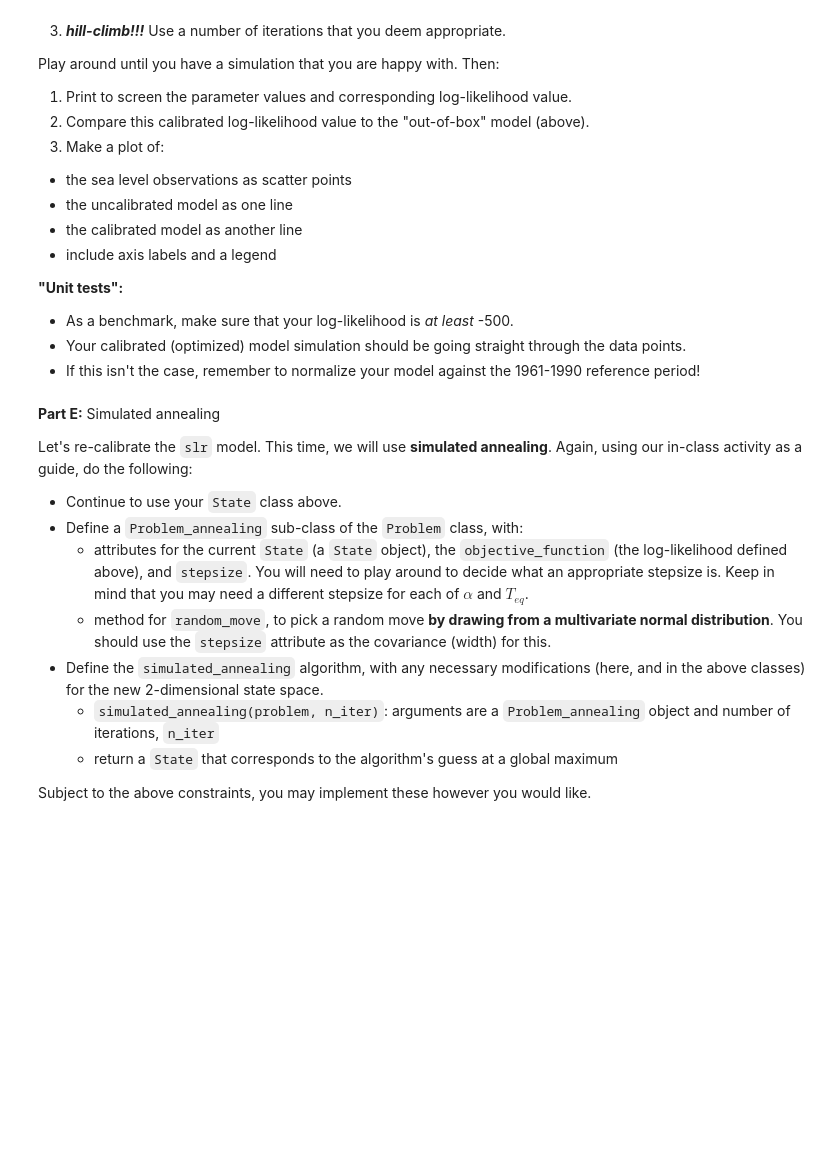
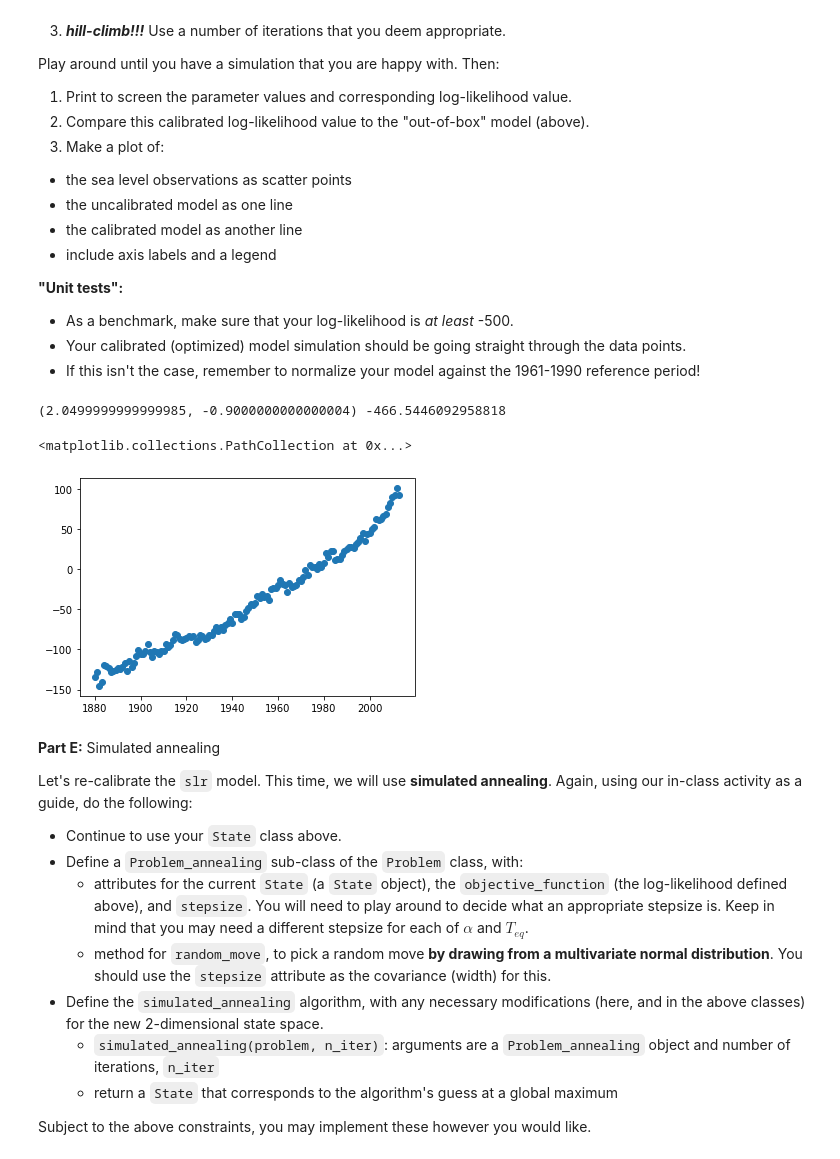
Before and after one commit to the-rich-piana/CSCI_AI, a Jupyter notebook: CSCI3202_HW8_Giuliano_Costa.ipynb, the cells around one changed output. Drawn from its saved outputs; the diff is of its cells as text; code cells hidden in the pictures; blank space fills up the shorter version.

Commit message:
Hill climbing

```diff
--- a/CSCI3202_HW8_Giuliano_Costa.ipynb
+++ b/CSCI3202_HW8_Giuliano_Costa.ipynb
@@ -442,3 +499,14 @@ Play around until you have a simulation that you are happy with.  Then:
+# %%
+#log_likelihood(parameters=[3.4, -0.5])
+out = hill_climb(sea_problem, n_iter=50)
+print(out.node, out.value)
+# %% [output]
+(2.0499999999999985, -0.9000000000000004) -466.5446092958818
+# %%
+plt.scatter(x=year, y=sealevel)
+# %% [output]
+<matplotlib.collections.PathCollection at 0x...>
+[figure, added]
 # %% [markdown]
 **Part E:**  Simulated annealing
 
```
Also changed, not shown: parts of 9 cells of this notebook, 2 other files.
